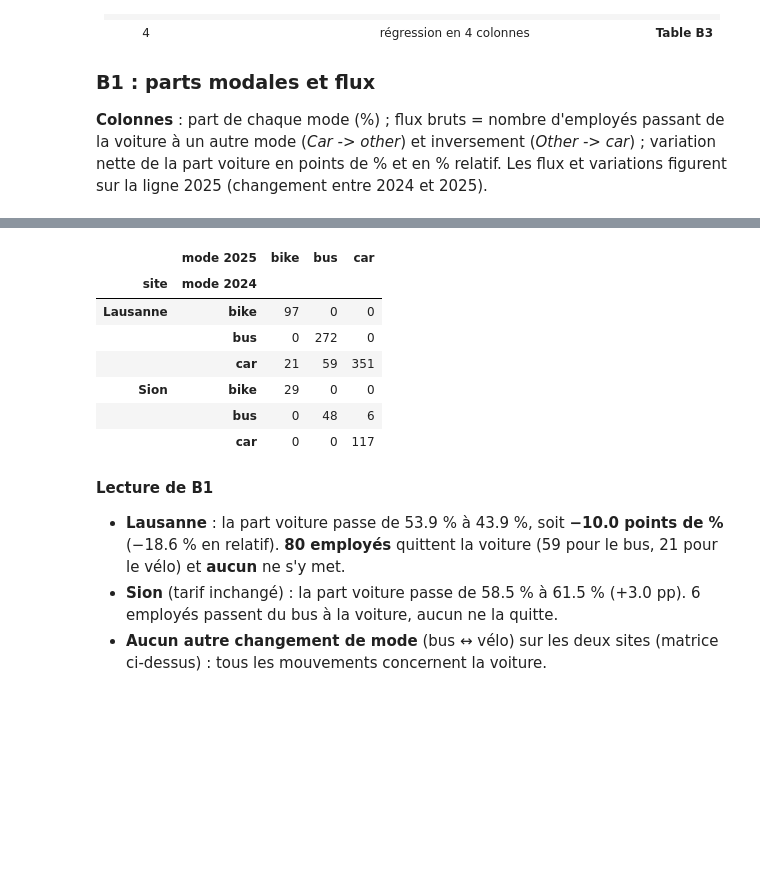
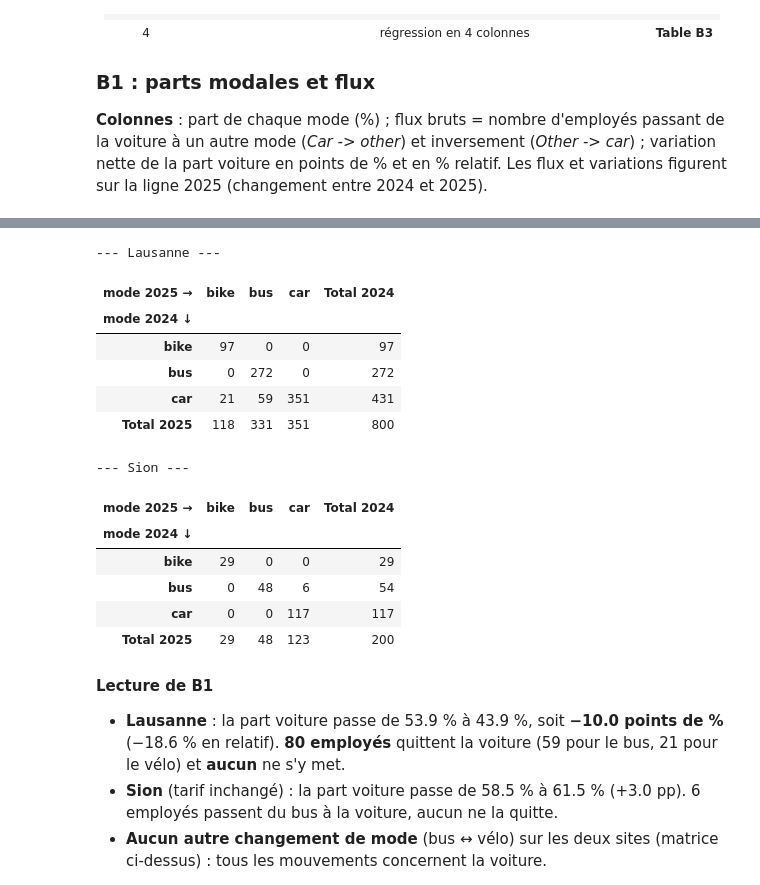
Before and after one commit to AndrewEberhardt/Public_Policy_Project, a Jupyter notebook: explications.ipynb, the cells around one changed output, grey strips where cells are left out. Drawn from its saved outputs; the diff is of its cells as text; code cells hidden in the pictures; blank space fills up the shorter version.

```diff
--- a/explications.ipynb
+++ b/explications.ipynb
@@ -598,18 +590,31 @@ tB1
 | 3 | Sion | 2025 | 2.0 | 200 | 61.5 | 24.0 | 14.5 | 0 | 6 | ... |
 # %%
 # Transition matrix: 2024 main mode (rows) -> 2025 main mode (columns), number of employees, by site
+# Row "Total 2025" = mode shares 2025; column "Total 2024" = mode shares 2024 (consistent with Table B1)
 trans = df.pivot(index="employee_id", columns="year", values="main_mode")
 trans["site"] = df[df.year == 2024].set_index("employee_id").site
-pd.crosstab([trans.site, trans[2024]], trans[2025], rownames=["site", "mode 2024"], colnames=["mode 2025"])
+for site in ["Lausanne", "Sion"]:
+    t = trans[trans.site == site]
+    m = pd.crosstab(t[2024], t[2025], margins=True, margins_name="Total")
+    m = m.rename(index={"Total": "Total 2025"}, columns={"Total": "Total 2024"})
+    m.index.name, m.columns.name = "mode 2024 ↓", "mode 2025 →"
+    print(f"--- {site} ---")
+    display(m)
 # %% [output]
+--- Lausanne ---
-|  | mode 2025 | bike | bus | car |
-| site | mode 2024 |  |  |  |
-| Lausanne | bike | 97 | 0 | 0 |
-|  | bus | 0 | 272 | 0 |
-|  | car | 21 | 59 | 351 |
-| Sion | bike | 29 | 0 | 0 |
-|  | bus | 0 | 48 | 6 |
-|  | car | 0 | 0 | 117 |
+| mode 2025 → | bike | bus | car | Total 2024 |
+| mode 2024 ↓ |  |  |  |  |
+| bike | 97 | 0 | 0 | 97 |
+| bus | 0 | 272 | 0 | 272 |
+| car | 21 | 59 | 351 | 431 |
+| Total 2025 | 118 | 331 | 351 | 800 |
+--- Sion ---
+| mode 2025 → | bike | bus | car | Total 2024 |
+| mode 2024 ↓ |  |  |  |  |
+| bike | 29 | 0 | 0 | 29 |
+| bus | 0 | 48 | 6 | 54 |
+| car | 0 | 0 | 117 | 117 |
+| Total 2025 | 29 | 48 | 123 | 200 |
 # %% [markdown]
 **Lecture de B1**
 - **Lausanne** : la part voiture passe de 53.9 % à 43.9 %, soit **−10.0 points de %** (−18.6 % en relatif).
```
Also changed, not shown: parts of 4 cells of this notebook, 3 other files.
